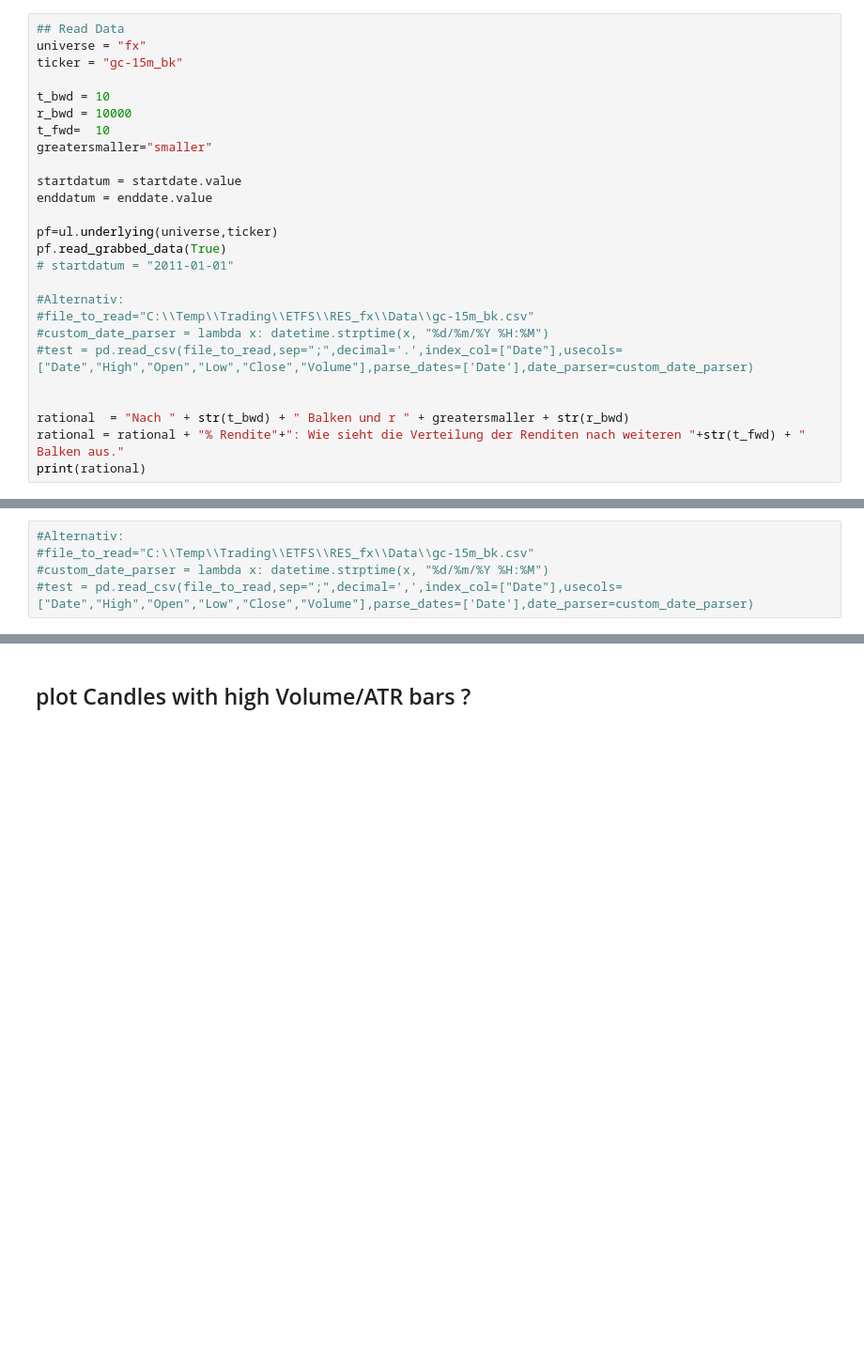
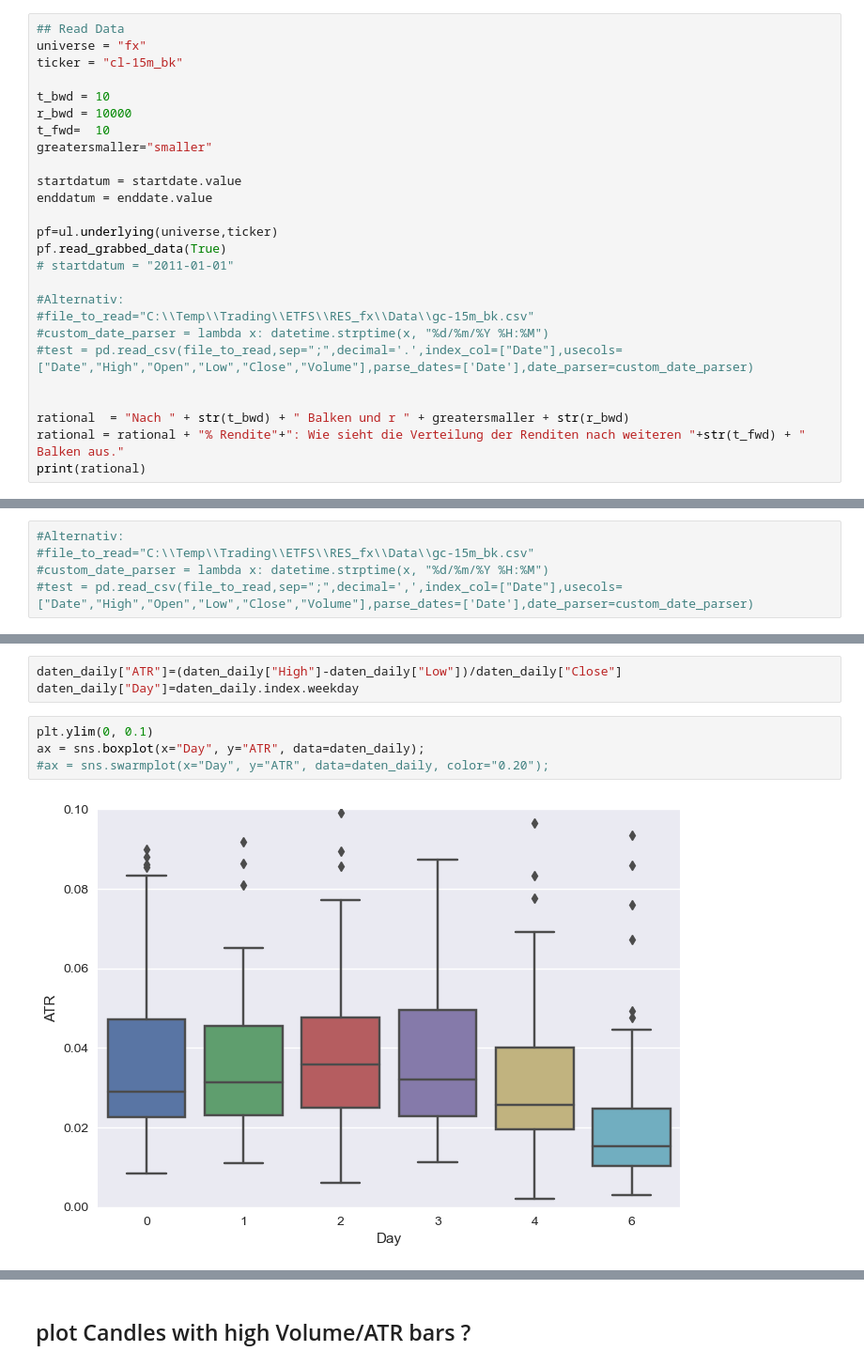
Before and after one commit to lotharm/Analysis, a Jupyter notebook: X_timeseriesanalysis.ipynb, the cells around one changed output, grey strips where cells are left out. Shown at 94% size. Drawn from its saved outputs; the diff is of its cells as text; blank space fills up the shorter version.

```diff
--- a/X_timeseriesanalysis.ipynb
+++ b/X_timeseriesanalysis.ipynb
@@ -230,7 +232,7 @@ Text(value='2023-06-06', description='PLot bis', placeholder='yyyy-mm-dd')
 # %%
 ## Read Data
 universe = "fx"
-ticker = "gc-15m_bk"
+ticker = "cl-15m_bk"
 
 t_bwd = 10
 r_bwd = 10000
@@ -324,0 +365,9 @@ daten=daten.dropna()
+# %%
+daten_daily["ATR"]=(daten_daily["High"]-daten_daily["Low"])/daten_daily["Close"]
+daten_daily["Day"]=daten_daily.index.weekday
+# %%
+plt.ylim(0, 0.1)
+ax = sns.boxplot(x="Day", y="ATR", data=daten_daily);
+#ax = sns.swarmplot(x="Day", y="ATR", data=daten_daily, color="0.20");
+# %% [output]
+[figure, added]
```
Also changed, not shown: parts of 37 cells of this notebook, 2 other files.
